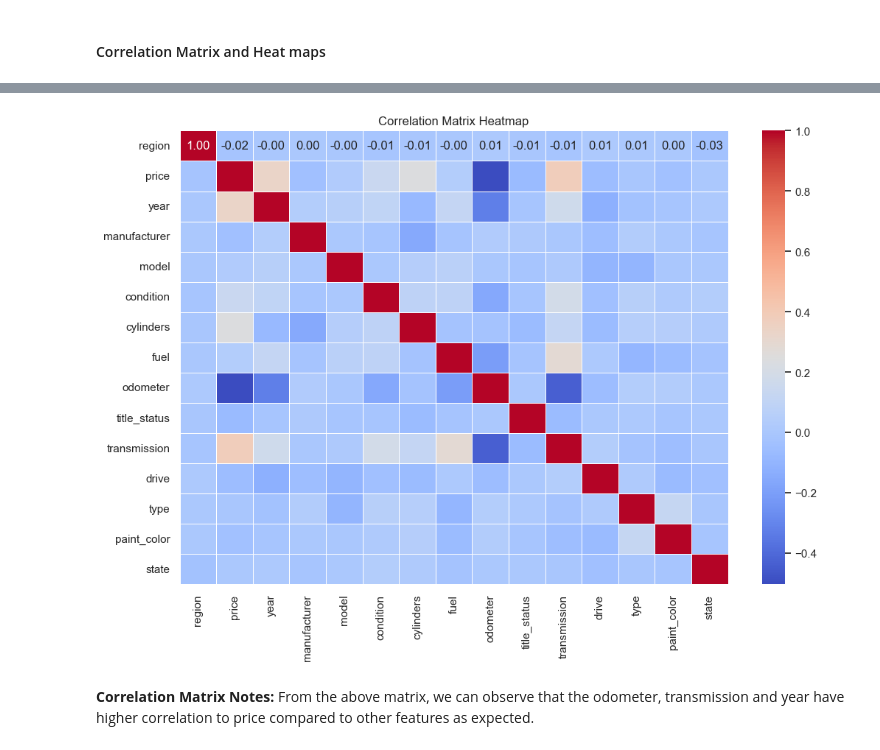
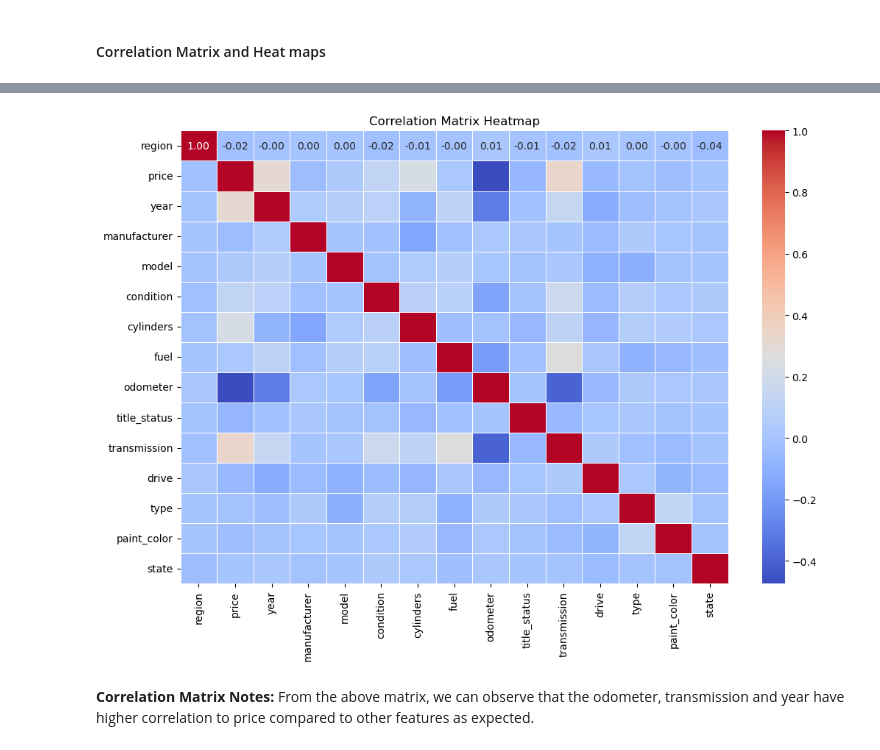
Before and after one commit to trguduru/car_price_prediction, a Jupyter notebook: prompt_II.ipynb, the cells around one changed output, grey strips where cells are left out. Saved outputs shown, nothing was run; the diff lists cells and outputs as text; code cells hidden in the pictures.

Commit message:
added additional models

```diff
--- a/prompt_II.ipynb
+++ b/prompt_II.ipynb
@@ -179,6 +163,0 @@ Also, there are about 56202 duplicate rows in the data as can be seen below. It
-# %%
-print("Number of rows in original dataset: ", len(cars))
-cars.drop('id', inplace=True, axis=1)
-print("Number of duplicates:", len(cars[cars.duplicated()]))
-cars = cars.drop_duplicates()
-print("Number of rows remaining after removing duplicates", len(cars))
@@ -407,12 +367,3 @@ dtype: int64
-# %%
-specific_column = 'year'
-cars = cars.dropna(subset=[specific_column])
-specific_column = 'transmission'
-cars = cars.dropna(subset=[specific_column])
-specific_column = 'fuel'
-cars = cars.dropna(subset=[specific_column])
-specific_column = 'model'
-cars = cars.dropna(subset=[specific_column])
 # %%
 # for Odometer, we can take mean of odometer values to fill in the null value.
 cars['odometer'].fillna(math.ceil(np.mean(cars['odometer'])), inplace=True)
@@ -425,6 +383,9 @@ cars['title_status'].fillna('clean', inplace=True)
 cars['drive'].fillna('4wd', inplace=True)
 cars['type'].fillna('sedan', inplace=True)
 cars['paint_color'].fillna('white', inplace=True)
+cars['transmission'].fillna('other',inplace=True)
+cars['year'].fillna(2014,inplace=True)
+cars['model'].fillna('accord',inplace=True)
 # %%
 cars.isnull().sum()
 # %% [output]
@@ -479,6 +441,7 @@ Non-numeric data such as cylinders, region, manufacturer, model etc. cannot be u
 
 I chose Label Encoding because one hot encoding creates a lot more features to work with. Owing to the size of data and systems we are using, Label encoding is my preferred way.
 # %%
+# using LabelEncoder converting categorical features into numbers
 from sklearn.preprocessing import LabelEncoder
 labelEncoder = LabelEncoder()
-cars_numeric_labels = cars.apply(labelEncoder.fit_transform)
+cars_processed = cars.apply(labelEncoder.fit_transform)
@@ -531,11 +494,12 @@ None
 # %%
-correlation_matrix = cars_numeric_labels.corr()
+correlation_matrix = cars_processed.corr()
 plt.figure(figsize=(12, 8))
+sns.color_palette("tab10")
 sns.heatmap(correlation_matrix, annot=True, cmap='coolwarm', fmt=".2f", linewidths=.5)
 plt.title('Correlation Matrix Heatmap')
 plt.show()
 # %% [output]
-[figure, old version]
+[figure, new version]
 # %% [markdown]
 **Correlation Matrix Notes:**
 From the above matrix, we can observe that the odometer, transmission and year have higher correlation to price compared to other features as expected.
```
Also changed, not shown: parts of 96 cells of this notebook, 1 other file.
